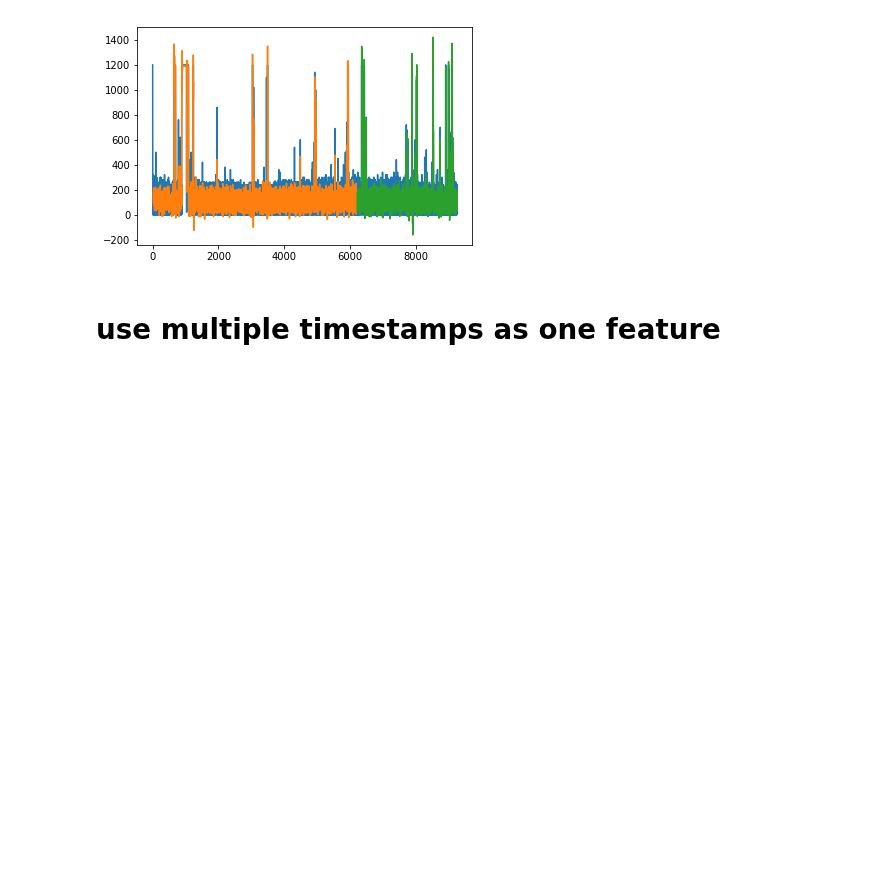
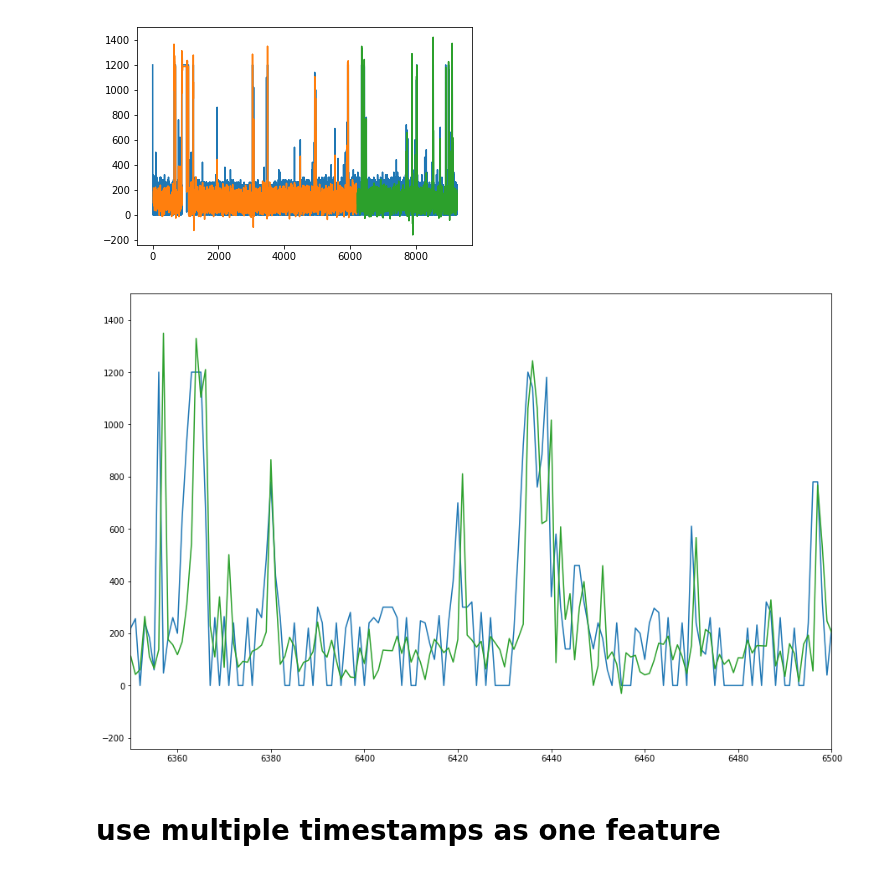
Before and after one commit to rogertian0707/jbg060, a Jupyter notebook: code/ML model/RNN pls work/LSTM try.ipynb, the cells around one changed output. Saved outputs shown, nothing was run; the diff lists cells and outputs as text; code cells hidden in the pictures; blank space fills up the shorter version.

```diff
--- a/code/ML model/RNN pls work/LSTM try.ipynb
+++ b/code/ML model/RNN pls work/LSTM try.ipynb
@@ -42,16 +44,16 @@ def preprocess_df(df):
 # %% [markdown]
 # dataaaaaa
 # %%
-dataset = pd.read_csv('../../../data/new_haar.csv')
-dataset.drop(['Unnamed: 0', 'datumBeginMeting'], axis=1, inplace=True) #don't need these
+data = pd.read_csv('../../../data/new_haar.csv')
+data.drop(['Unnamed: 0', 'datumBeginMeting'], axis=1, inplace=True) #don't need these
 # %%
 # make it only dry
-dataset = DryHours(dataset)
+data = DryHours(data)
 # reset the index
-dataset = dataset.reset_index()
+data = data.reset_index()
 # only select the flow
-dataset = dataset[['hstWaarde']]
-dataset.head()
+data = data[['hstWaarde']]
+data.head()
 # %% [output]
 |  | hstWaarde |
 | 0 | 1200.0 |
@@ -194,5 +196,14 @@ plt.plot(testPredictPlot)
 plt.show()
 # %% [output]
 [figure]
+# %%
+fig = plt.figure(figsize=(15,10))
+plt.plot(scaler.inverse_transform(dataset))
+plt.plot(trainPredictPlot)
+plt.plot(testPredictPlot)
+plt.xlim(6350, 6500)
+plt.show()
+# %% [output]
+[figure, added]
 # %% [markdown]
 # use multiple timestamps as one feature
```
Also changed, not shown: parts of 15 cells of this notebook.
